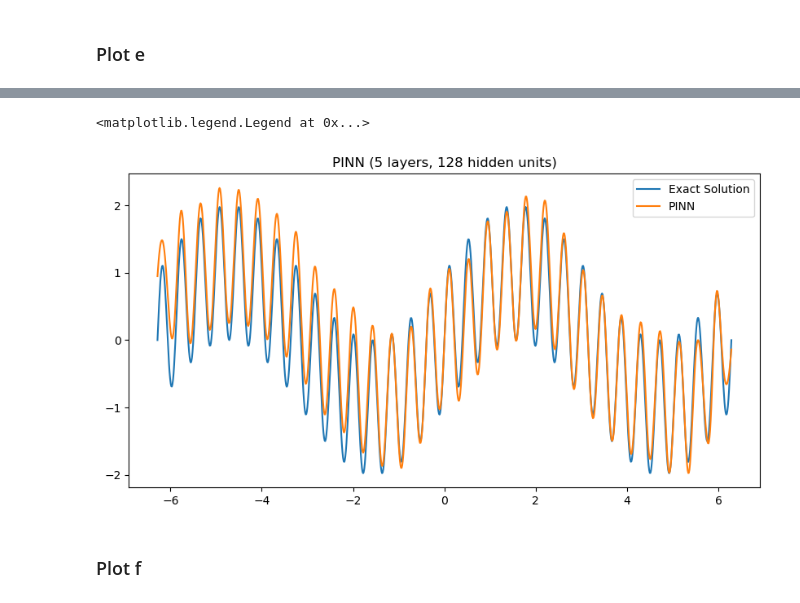
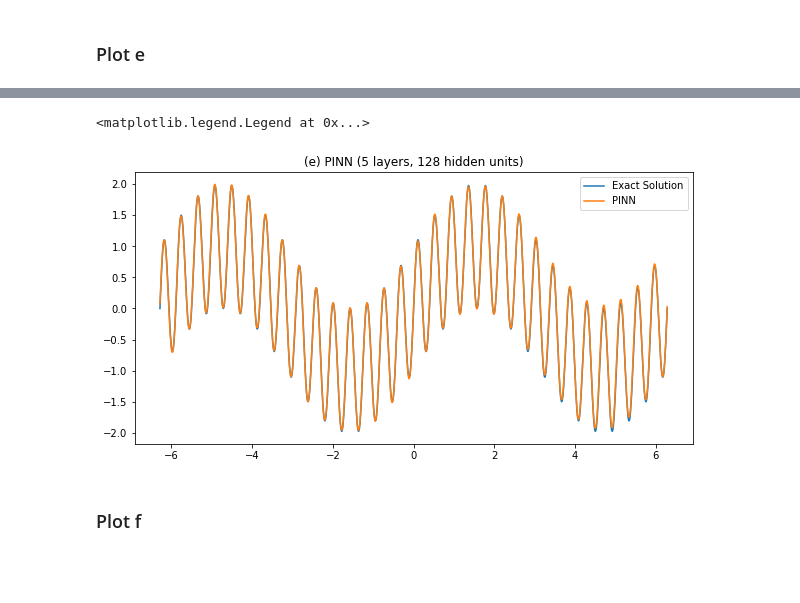
Before and after one commit to guglielmopacifico/DeepLearning, a Jupyter notebook: Task_B/Final_Version/Baseline.ipynb, the cells around one changed output, grey strips where cells are left out. Cells and saved outputs as stored; diff of their text form; code cells hidden in the pictures; blank space fills up the shorter version.

```diff
--- a/Task_B/Final_Version/Baseline.ipynb
+++ b/Task_B/Final_Version/Baseline.ipynb
@@ -798,7 +801,7 @@ activation_function = nn.Tanh()
 model = PINN_Cos_nD(domain_extrema, n_hidden_layers, neurons, activation_function, n_multi_scale, w_list)
 
 num_points = 200*15
-n_epochs = 10000
+n_epochs = 50000
 
 optimizer_ADAM = optim.Adam(model.parameters(),
                             lr=float(0.001))
@@ -809,28 +812,29 @@ Final loss:  1.7046459913253784          Training_time:  2  min  29  s
 # %%
 # MAKE THE PLOT
 model.eval()
 
 # test points
 x = torch.linspace(-2*torch.pi, 2*torch.pi, 1000, dtype=torch.float32, device=DEVICE, requires_grad=True).reshape(-1, 1)   # the input has to be of shape (n, 1)
 
 # Evaluate the exact solution
 u_exact = model.exact_solution(x)
 
 # Evaluate the approximate solution
 u_approx = torch.tanh(model.w_list[1] * model.normalize_input(x)) * model.unnormalize_output( model( model.normalize_input(x)) )
 
 # Resale the approximate solution to the same scale as the exact solution
 u_approx = model.restore_output(u_approx)
 
 #Plot
 fig = plt.figure(figsize=(10, 5))
 plt.plot(x.cpu().detach().numpy(), u_exact.cpu().detach().numpy(), label='Exact Solution')
 plt.plot(x.cpu().detach().numpy(), u_approx.cpu().detach().numpy(), label='PINN')
-plt.title(f'PINN ({model.n_hidden_layers} layers, {model.neurons[0]} hidden units)')
+plt.title(f'(e) PINN ({model.n_hidden_layers} layers, {model.neurons[0]} hidden units)')
+plt.savefig("Figures/fig7_5.pdf")
 plt.legend()
 # %% [output]
 <matplotlib.legend.Legend at 0x...>
-[figure, old version]
+[figure, new version]
 # %% [markdown]
 ### Plot f
 # %%
```
Also changed, not shown: parts of 9 cells of this notebook, 40 other files.
